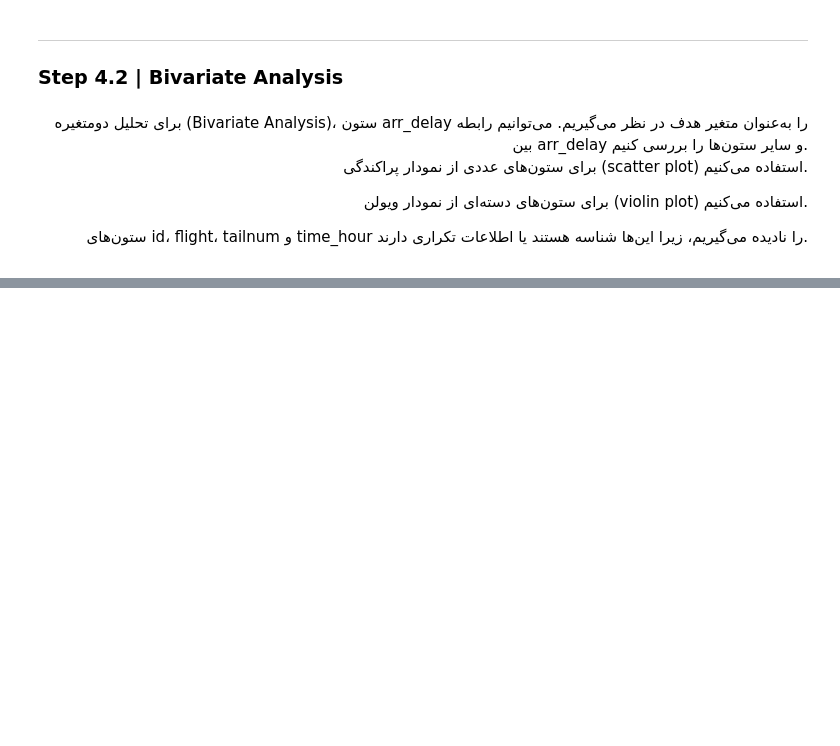
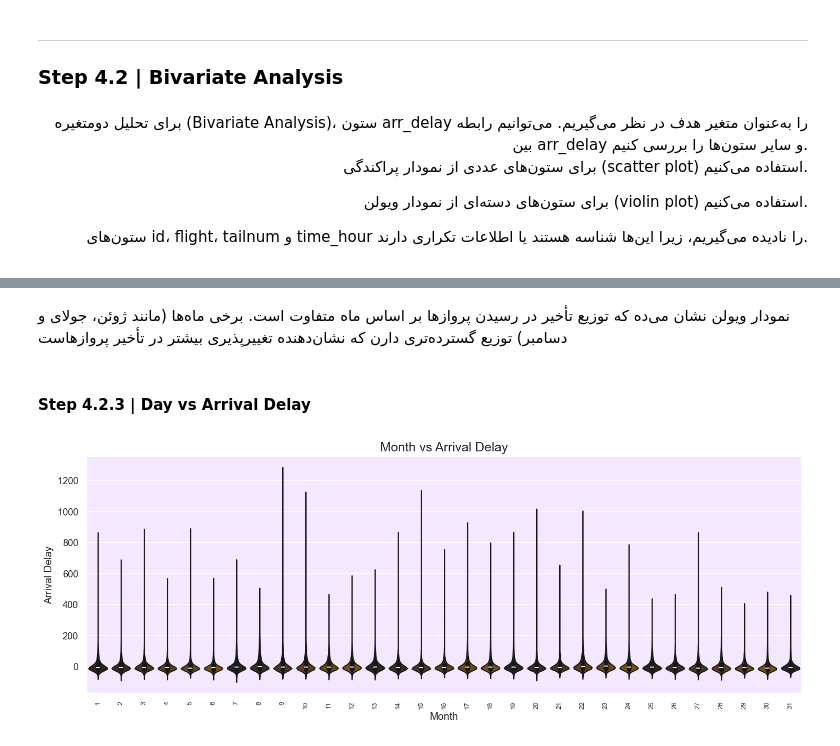
Before and after one commit to ar3haa/EDA-Preprocessing-For-Flights-Data, a Jupyter notebook: data_analysis_for _flights_data.ipynb, the cells around one changed output, grey strips where cells are left out. Saved outputs shown, nothing was run; the diff lists cells and outputs as text; code cells hidden in the pictures; blank space fills up the shorter version.

```diff
--- a/data_analysis_for _flights_data.ipynb
+++ b/data_analysis_for _flights_data.ipynb
@@ -341,0 +356,8 @@ def plot_violin ( x, y, title, xlabel, ylabel, fontsize=8) :
+# %% [markdown]
+نمودار ویولن نشان می‌ده که توزیع تأخیر در رسیدن پروازها بر اساس ماه متفاوت است. برخی ماه‌ها (مانند ژوئن، جولای و دسامبر) توزیع گسترده‌تری دارن که نشان‌دهنده‌ تغییرپذیری بیشتر در تأخیر پروازهاست
+# %% [markdown]
+#### Step 4.2.3 | Day vs Arrival Delay
+# %%
+plot_violin(df['day'], df['arr_delay'] , 'Month vs Arrival Delay' , 'Month' , 'Arrival Delay')
+# %% [output]
+[figure, added]
```
Also changed, not shown: parts of 22 cells of this notebook.
